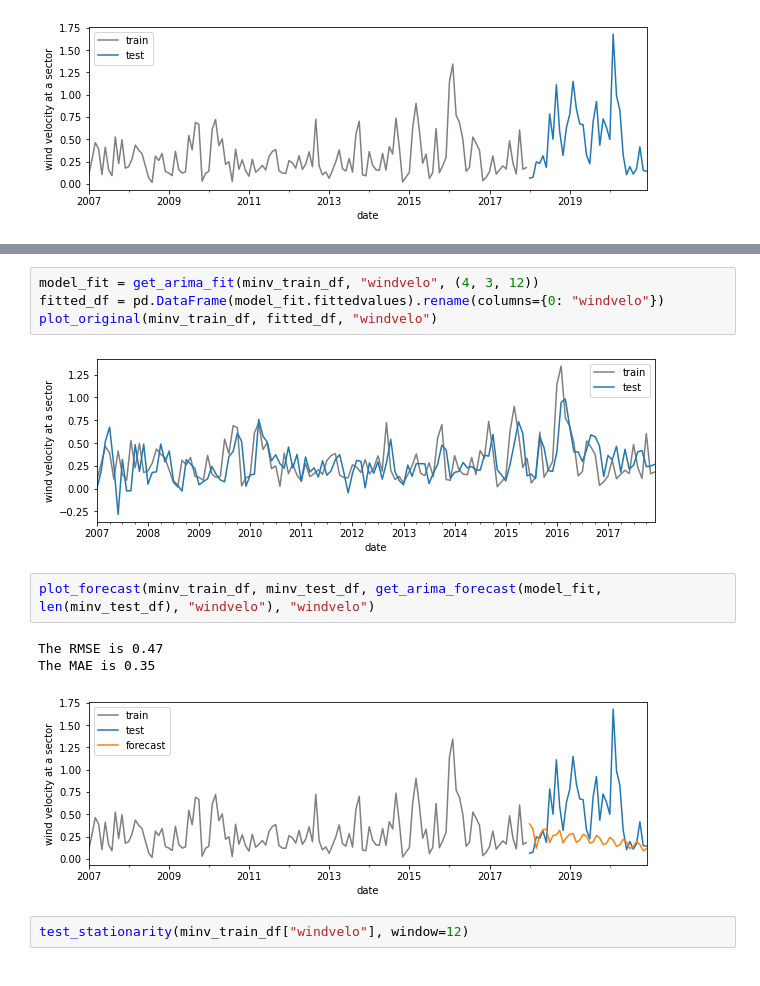
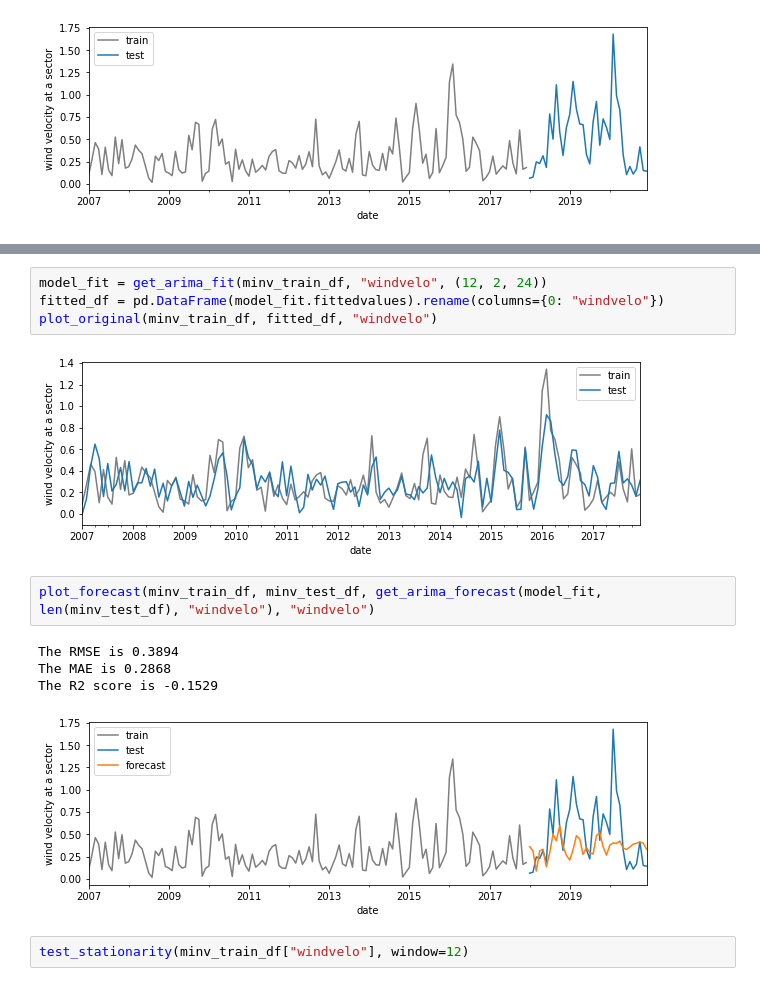
Before and after one commit to janpasia/eskwelabs-capstone, a Jupyter notebook: 07_wind_velocity_time_series.ipynb, the cells around one changed output, grey strips where cells are left out. Drawn from its saved outputs; the diff is of its cells as text.

Commit message:
Adjusts ARIMA pdq values; Adds R2 score in plot

```diff
--- a/07_wind_velocity_time_series.ipynb
+++ b/07_wind_velocity_time_series.ipynb
@@ -370,16 +382,17 @@ The MAE is 0.2511
 [figure]
 # %%
-model_fit = get_arima_fit(minv_train_df, "windvelo", (4, 3, 12))
+model_fit = get_arima_fit(minv_train_df, "windvelo", (12, 2, 24))
 fitted_df = pd.DataFrame(model_fit.fittedvalues).rename(columns={0: "windvelo"})
 plot_original(minv_train_df, fitted_df, "windvelo")
 # %% [output]
-[figure, old version]
+[figure, new version]
 # %%
 plot_forecast(minv_train_df, minv_test_df, get_arima_forecast(model_fit, len(minv_test_df), "windvelo"), "windvelo")
 # %% [output]
-The RMSE is 0.47
-The MAE is 0.35
+The RMSE is 0.3894
+The MAE is 0.2868
+The R2 score is -0.1529
-[figure, old version]
+[figure, new version]
 # %%
 test_stationarity(minv_train_df["windvelo"], window=12)
 # %% [output]
```
Also changed, not shown: parts of 22 cells of this notebook.
